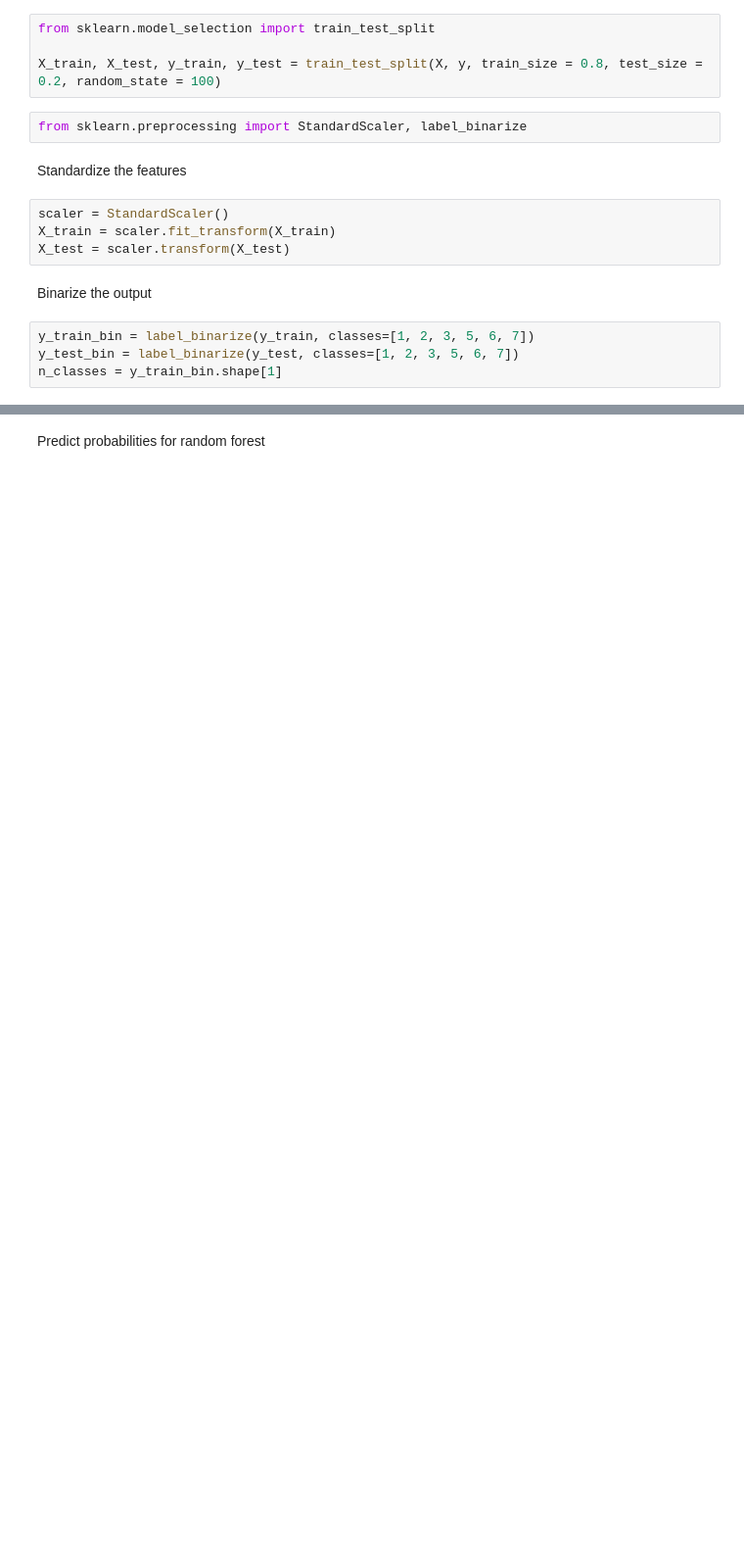
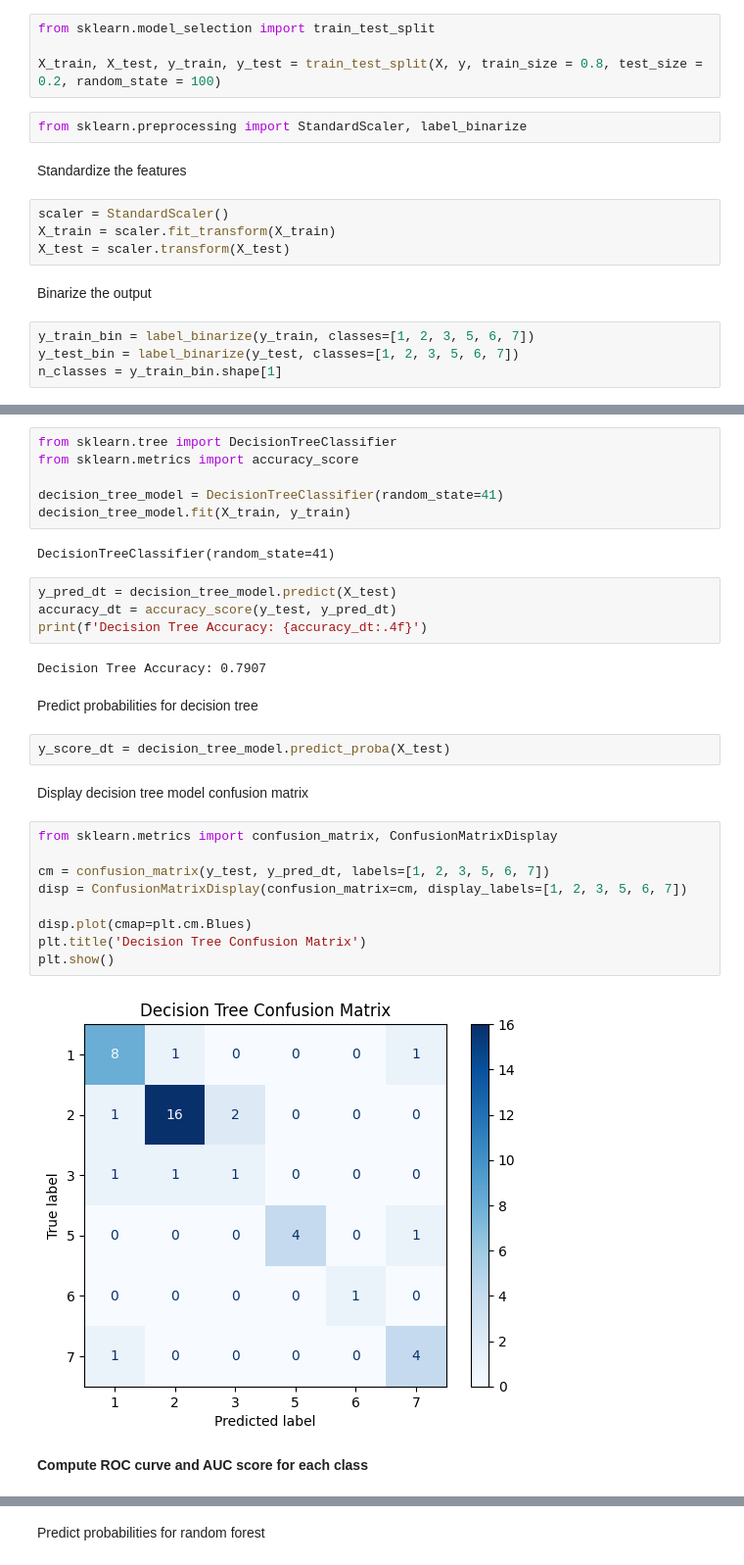
Before and after one commit to Amboyandrey/LE2_Amboy_NA, a Jupyter notebook: Final_Lab_Exam_Classifications.ipynb, the cells around one changed output, grey strips where cells are left out. Shown at 98% size. Drawn from its saved outputs; the diff is of its cells as text; blank space fills up the shorter version.

```diff
--- a/Final_Lab_Exam_Classifications.ipynb
+++ b/Final_Lab_Exam_Classifications.ipynb
@@ -199,0 +204,33 @@ n_classes = y_train_bin.shape[1]
+# %%
+from sklearn.tree import DecisionTreeClassifier
+from sklearn.metrics import accuracy_score
+
+decision_tree_model = DecisionTreeClassifier(random_state=41)
+decision_tree_model.fit(X_train, y_train)
+# %% [output]
+DecisionTreeClassifier(random_state=41)
+# %%
+y_pred_dt = decision_tree_model.predict(X_test)
+accuracy_dt = accuracy_score(y_test, y_pred_dt)
+print(f'Decision Tree Accuracy: {accuracy_dt:.4f}')
+# %% [output]
+Decision Tree Accuracy: 0.7907
+# %% [markdown]
+Predict probabilities for decision tree
+# %%
+y_score_dt = decision_tree_model.predict_proba(X_test)
+# %% [markdown]
+Display decision tree model confusion matrix
+# %%
+from sklearn.metrics import confusion_matrix, ConfusionMatrixDisplay
+
+cm = confusion_matrix(y_test, y_pred_dt, labels=[1, 2, 3, 5, 6, 7])
+disp = ConfusionMatrixDisplay(confusion_matrix=cm, display_labels=[1, 2, 3, 5, 6, 7])
+
+disp.plot(cmap=plt.cm.Blues)
+plt.title('Decision Tree Confusion Matrix')
+plt.show()
+# %% [output]
+[figure, added]
+# %% [markdown]
+**Compute ROC curve and AUC score for each class**
```
Also changed, not shown: parts of 24 cells of this notebook.
